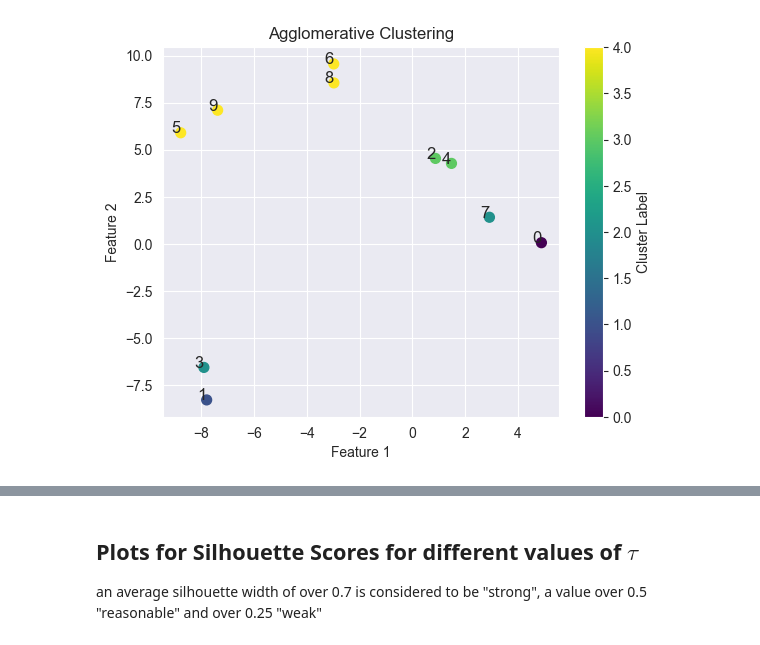
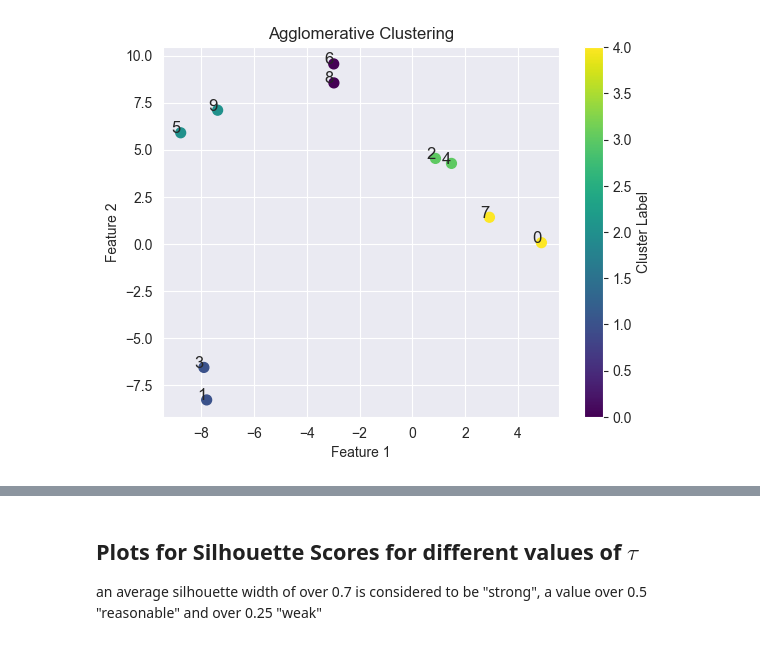
Before and after one commit to judywu4800/SI_HierarchicalClustering, a Jupyter notebook: Hierarchical_Clustering_testing.ipynb, the cells around one changed output, grey strips where cells are left out. Drawn from its saved outputs; the diff is of its cells as text; code cells hidden in the pictures.

```diff
--- a/Hierarchical_Clustering_testing.ipynb
+++ b/Hierarchical_Clustering_testing.ipynb
@@ -7,26 +7,26 @@ from sklearn.metrics import silhouette_score
 # %%
 X, y = make_blobs(n_samples=10, centers=5, cluster_std=1,random_state=42)
 
 # Fit agglomerative clustering
-model = AgglomerativeClustering(X, tau=3, n_clusters=5,linkage="complete")
+model = AgglomerativeClustering(X, tau=1, n_clusters=5,linkage="complete")
 model.fit()
 # Create an array to hold the assigned cluster labels
 cluster_labels = np.zeros(X.shape[0], dtype=int)
 
 # Assign cluster labels from the final cluster nodes
 for idx, node in enumerate(model.K_clusters):
     for point_index in node.points:
         cluster_labels[point_index] = idx
     # Visualize the clusters
 plt.scatter(X[:, 0], X[:, 1], s=50, c=cluster_labels, cmap='viridis', label='Data Points')
 plt.title('Agglomerative Clustering')
 plt.xlabel('Feature 1')
 plt.ylabel('Feature 2')
 plt.colorbar(label='Cluster Label')
 for i in range(len(X)):
     plt.annotate(str(i), (X[i, 0], X[i, 1]), fontsize=12, ha='right')
 
 plt.show()
 # %% [output]
-[figure, old version]
+[figure, new version]
 # %%
```
Also changed, not shown: parts of 5 cells of this notebook, 2 other files.
